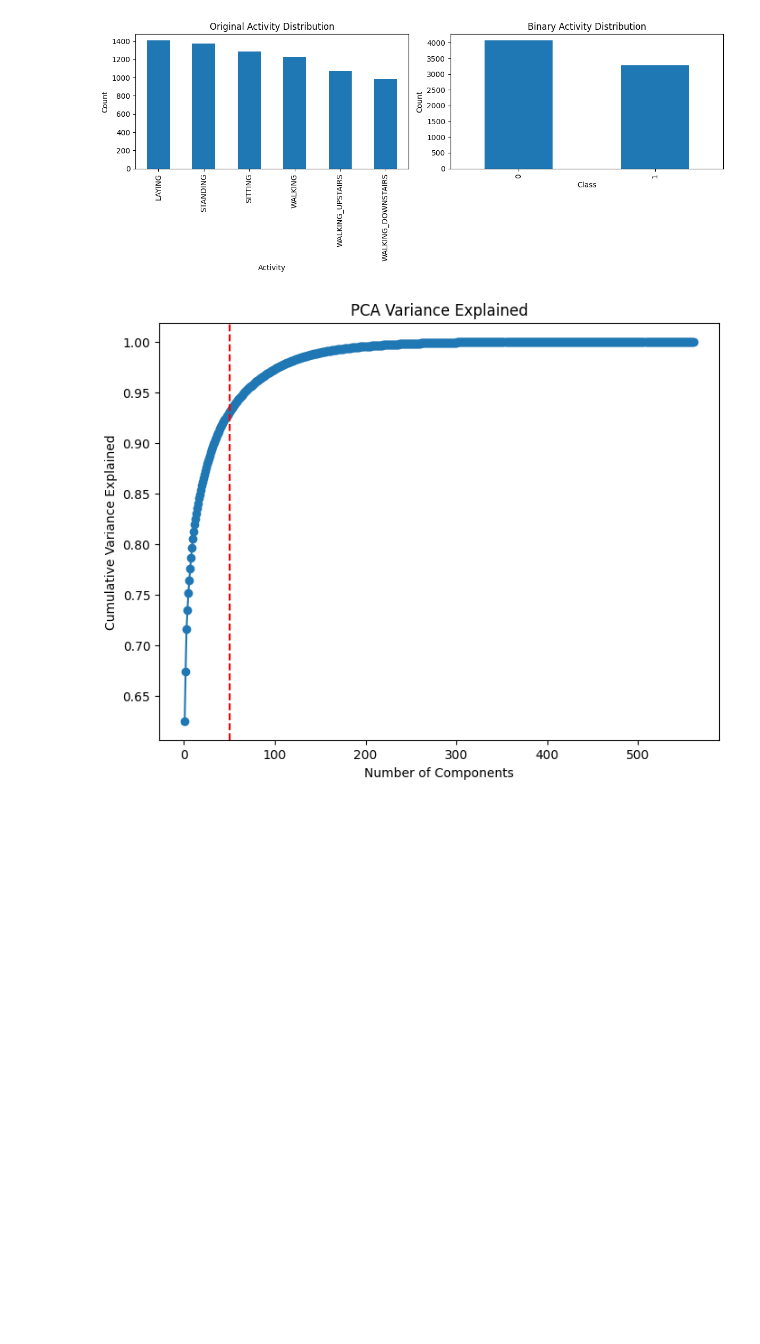
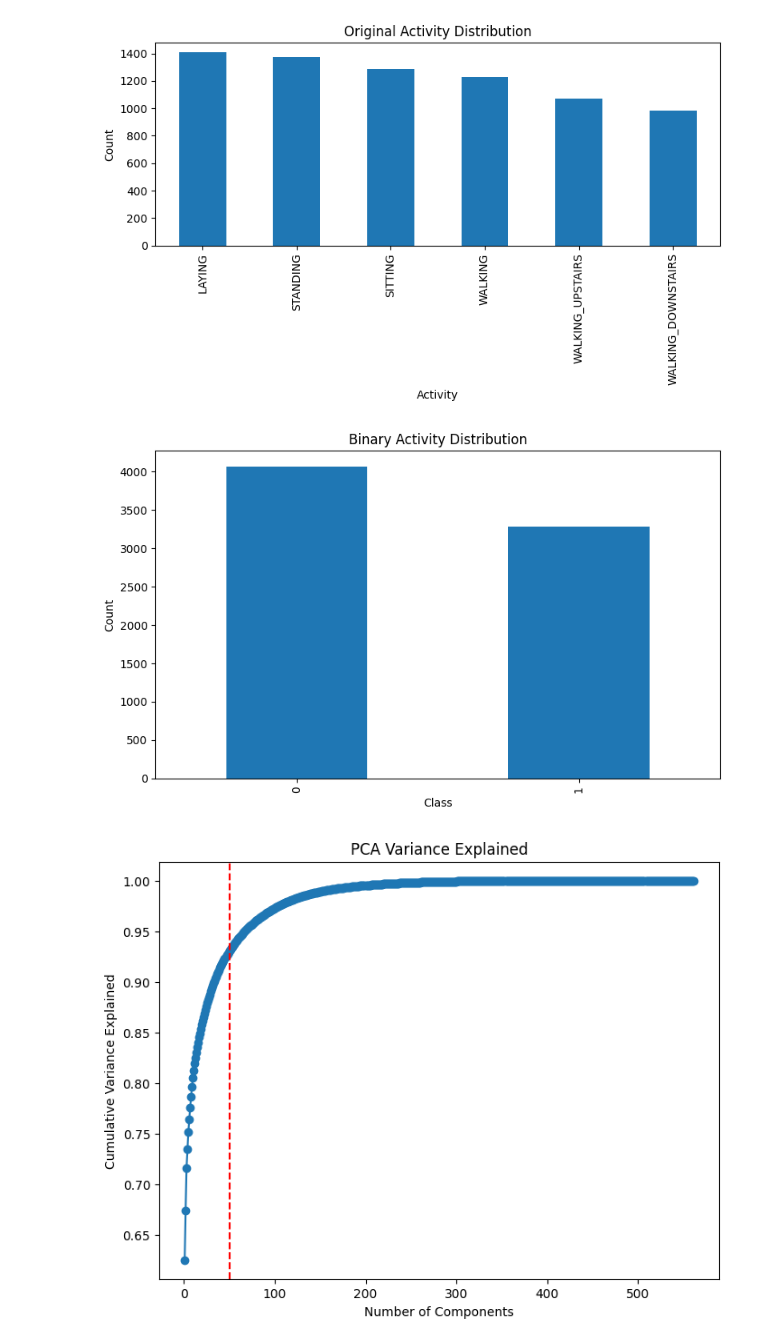
Before and after one commit to oliverbuterbaugh/IN3200_coursework, a Jupyter notebook: HAR_data.ipynb, the cells around one changed output. Drawn from its saved outputs; the diff is of its cells as text; code cells hidden in the pictures; blank space fills up the shorter version.

```diff
--- a/HAR_data.ipynb
+++ b/HAR_data.ipynb
@@ -17,23 +17,28 @@ def to_binary(activity):
     return 1 if activity in ["WALKING", "WALKING_UPSTAIRS", "WALKING_DOWNSTAIRS"] else 0
 y_train["Binary"] = y_train["Activity"].apply(to_binary)
 # %%
-# bar chart
-plt.figure(figsize=(12, 5))
-plt.subplot(1, 2, 1)
+# bar chart - original activity distribution
+plt.figure(figsize=(8, 5))
 y_train["Activity"].value_counts().plot(kind='bar')
 plt.title('Original Activity Distribution')
 plt.xlabel('Activity')
 plt.ylabel('Count')
-plt.subplot(1, 2, 2)
+plt.tight_layout()
+plt.savefig('images/original_activity_distribution.png')
+plt.show()
+
+# bar chart - binary activity distribution
+plt.figure(figsize=(8, 5))
 y_train["Binary"].value_counts().plot(kind='bar', tick_label=['Inactive', 'Active'])
 plt.title('Binary Activity Distribution')
 plt.xlabel('Class')
 plt.ylabel('Count')
 plt.tight_layout()
-plt.savefig('images/bar_activity_distribution.png')
+plt.savefig('images/binary_activity_distribution.png')
 plt.show()
 # %% [output]
-[figure, old version]
+[figure, new version]
+[figure, added]
 # %%
 # PCA variance
 pca = PCA()
```
Also changed, not shown: 2 other files.
